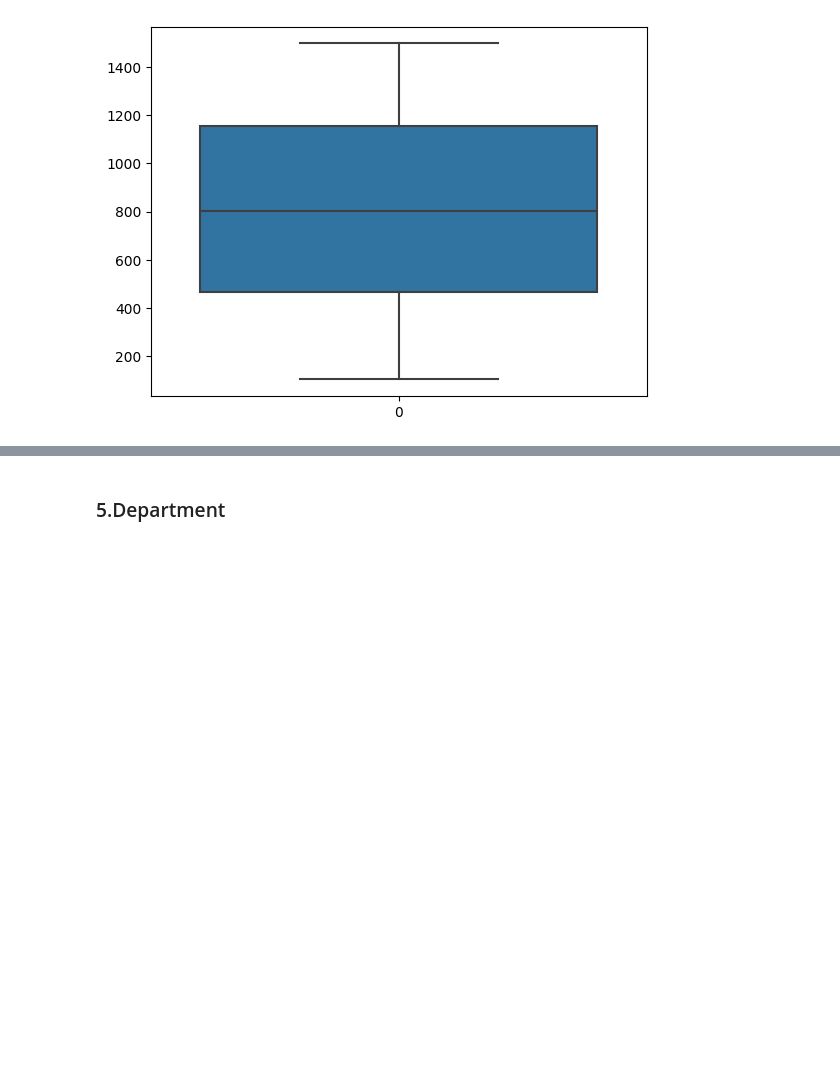
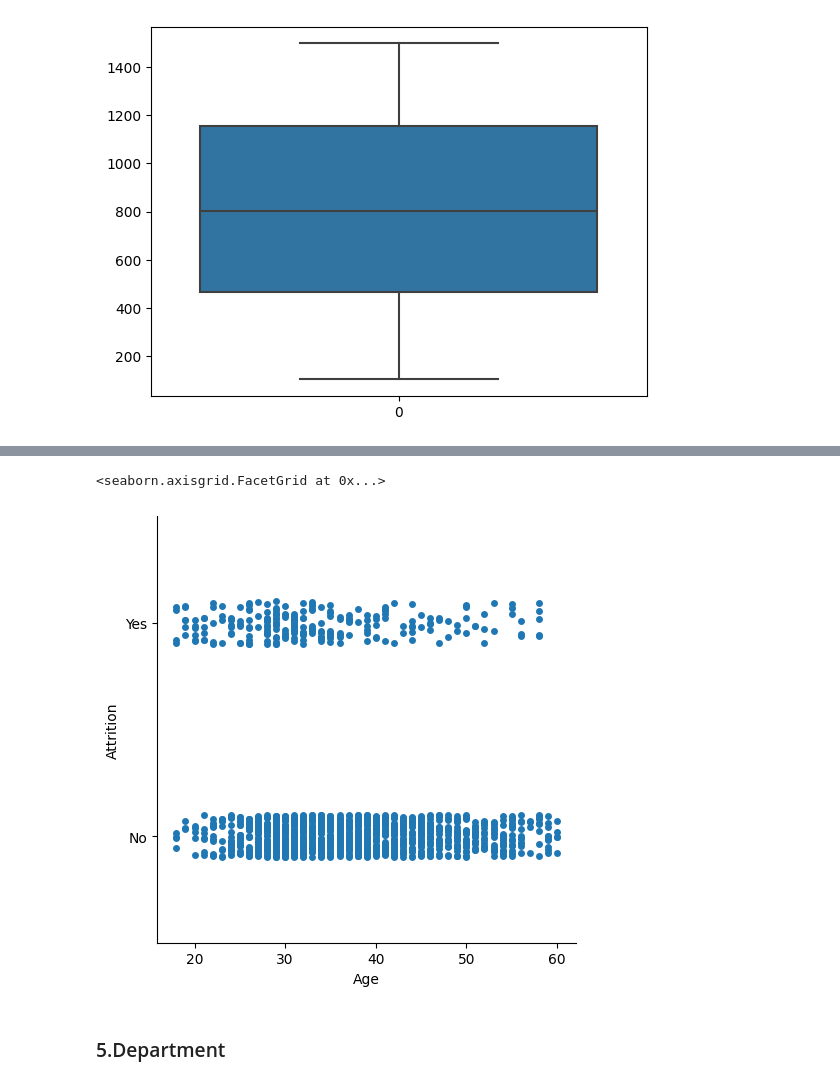
Before and after one commit to electrospy26/HR_Analytics, a Jupyter notebook: HRAnalytics/12_02_2023_EDA/HR_Attrition _ Performance.ipynb, the cells around one changed output, grey strips where cells are left out. Cells and saved outputs as stored; diff of their text form; code cells hidden in the pictures; blank space fills up the shorter version.

```diff
--- a/HRAnalytics/12_02_2023_EDA/HR_Attrition _ Performance.ipynb
+++ b/HRAnalytics/12_02_2023_EDA/HR_Attrition _ Performance.ipynb
@@ -113,3 +139,8 @@ sns.boxplot(df['DailyRate'])
+# %%
+sns.catplot(df, x=df.Age, y = df.Attrition)
+# %% [output]
+<seaborn.axisgrid.FacetGrid at 0x...>
+[figure, added]
 # %% [markdown]
 ### 5.Department
 # %%
```
Also changed, not shown: parts of 33 cells of this notebook, 2 other files.
